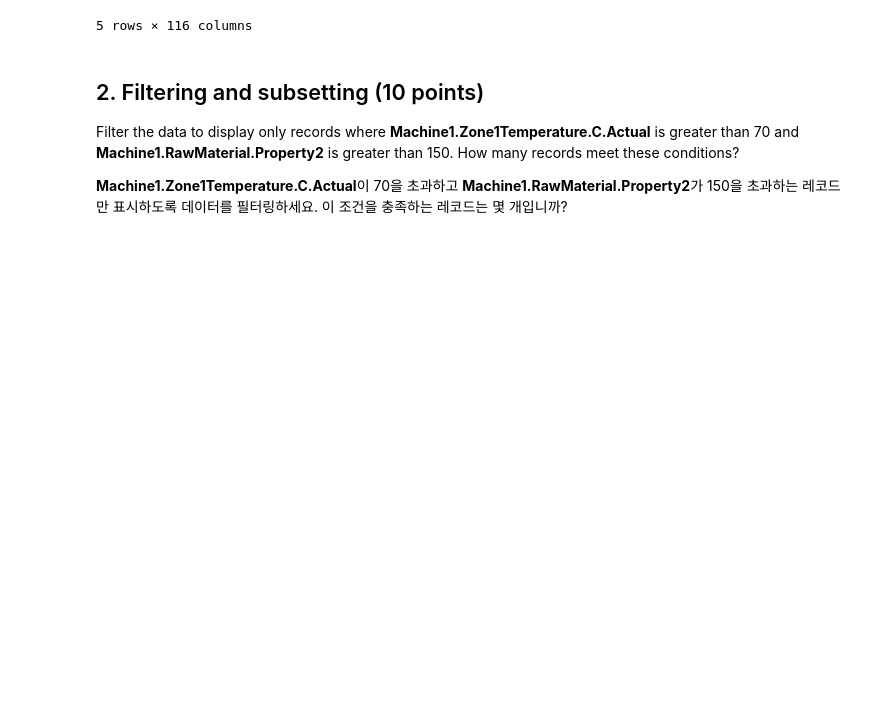
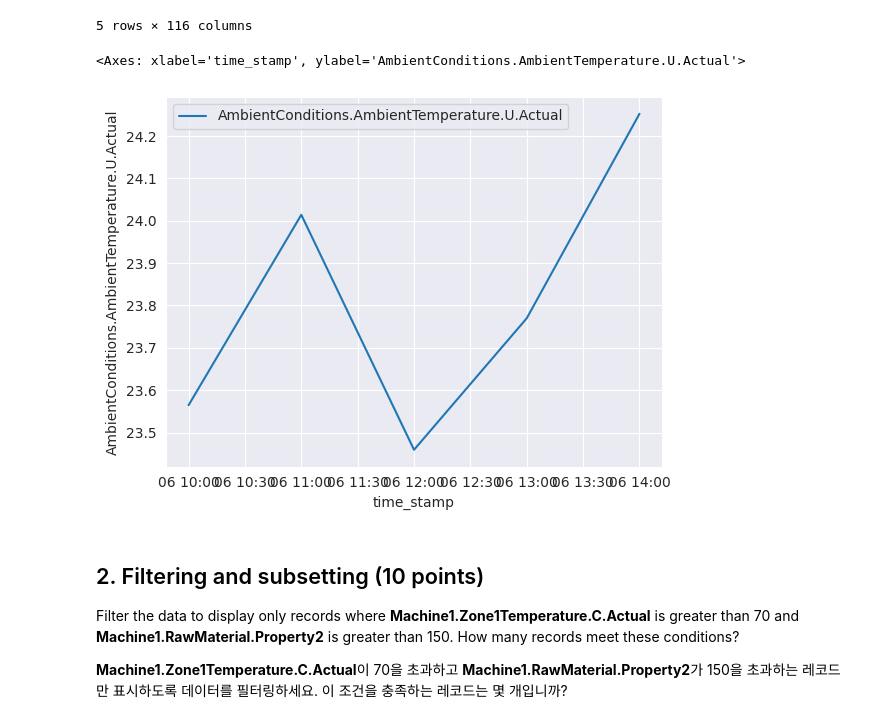
Before and after one commit to YewonMin/DeepLearning_Character-Level-Language-Models, a Jupyter notebook: DAEM_Midterm_practical_test.ipynb, the cells around one changed output. Cells and saved outputs as stored; diff of their text form; code cells hidden in the pictures; blank space fills up the shorter version.

```diff
--- a/DAEM_Midterm_practical_test.ipynb
+++ b/DAEM_Midterm_practical_test.ipynb
@@ -407,3 +405,8 @@ ambient_col = data2['AmbientConditions.AmbientHumidity.U.Actual'].mean()
+# %%
+sns.lineplot(data=data2['AmbientConditions.AmbientTemperature.U.Actual'].resample('H').mean(), label='AmbientConditions.AmbientTemperature.U.Actual')
+# %% [output]
+<Axes: xlabel='time_stamp', ylabel='AmbientConditions.AmbientTemperature.U.Actual'>
+[figure, added]
 # %% [markdown]
 ## 2. Filtering and subsetting (10 points)
 Filter the data to display only records where **Machine1.Zone1Temperature.C.Actual** is greater than 70 and **Machine1.RawMaterial.Property2** is greater than 150. How many records meet these conditions?
```
Also changed, not shown: parts of 3 cells of this notebook.
